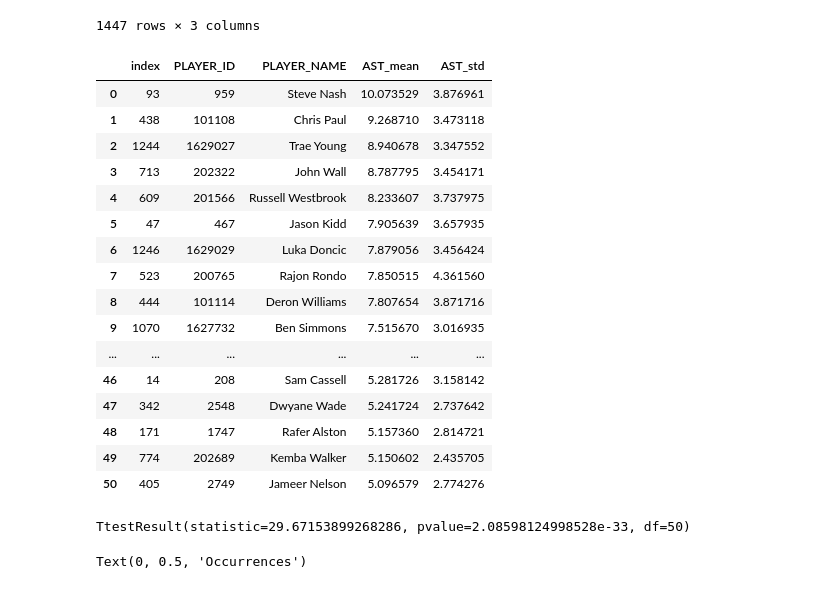
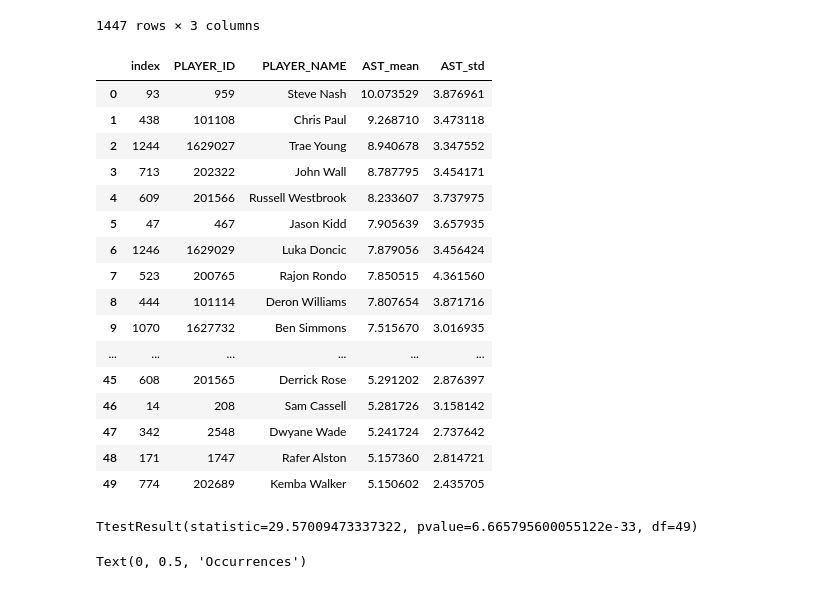
Before and after one commit to TZDSGeek/Project_1, a Jupyter notebook: NBA Analysis - Assists and Plus Minus.ipynb, the cells around one changed output. Drawn from its saved outputs; the diff is of its cells as text; code cells hidden in the pictures.

```diff
--- a/NBA Analysis - Assists and Plus Minus.ipynb
+++ b/NBA Analysis - Assists and Plus Minus.ipynb
@@ -133,9 +138,10 @@ games_df[games_df.isna().any(axis=1)]
 99 rows × 21 columns
 # %%
 # Read the data from games_details dataset
-games_details_df = pd.read_csv(games_details)
-print(games_details_df.shape)
-games_details_df.head()
+# games_details_df = pd.read_csv(games_details)
+# print(games_details_df.shape)
+# games_details_df.head()
+#Ended up not needing this in the code, but it was good for understanding the data we had to work with.
 # %% [output]
 (668628, 29)
 |  | GAME_ID | TEAM_ID | TEAM_ABBREVIATION | TEAM_CITY | PLAYER_ID | PLAYER_NAME | NICKNAME | START_POSITION | ... |
@@ -465,32 +471,32 @@ ast_std_filtered
 # %%
 #Display the standard dev results for the top 50 players by mean
 # top_performers_ast_std = ast_std_filtered[ast_std_filtered["PLAYER_ID"].isin()]
 #Can I show standard dev and average in the same dataframe?
 combined_ast = pd.merge(ast_avg_filtered, ast_std_filtered, on=["PLAYER_ID","PLAYER_NAME"])
 combined_ast = combined_ast[["PLAYER_ID","PLAYER_NAME","AST_mean","AST_std"]]
 combined_ast = combined_ast.sort_values(by='AST_mean', ascending=False).reset_index()
 
 # Sort this from largest to smallest
-top_performers_ast = combined_ast.iloc[:51]
-top_performers_ast
+top_performers_ast = combined_ast.iloc[:50]
+top_performers_ast.head(52)
 # %% [output]
 |  | index | PLAYER_ID | PLAYER_NAME | AST_mean | AST_std |
 | 0 | 93 | 959 | Steve Nash | 10.073529 | 3.876961 |
 | 1 | 438 | 101108 | Chris Paul | 9.268710 | 3.473118 |
 | 2 | 1244 | 1629027 | Trae Young | 8.940678 | 3.347552 |
 | 3 | 713 | 202322 | John Wall | 8.787795 | 3.454171 |
 | 4 | 609 | 201566 | Russell Westbrook | 8.233607 | 3.737975 |
 | 5 | 47 | 467 | Jason Kidd | 7.905639 | 3.657935 |
 | 6 | 1246 | 1629029 | Luka Doncic | 7.879056 | 3.456424 |
 | 7 | 523 | 200765 | Rajon Rondo | 7.850515 | 4.361560 |
 | 8 | 444 | 101114 | Deron Williams | 7.807654 | 3.871716 |
 | 9 | 1070 | 1627732 | Ben Simmons | 7.515670 | 3.016935 |
 | ... | ... | ... | ... | ... | ... |
+| 45 | 608 | 201565 | Derrick Rose | 5.291202 | 2.876397 |
 | 46 | 14 | 208 | Sam Cassell | 5.281726 | 3.158142 |
 | 47 | 342 | 2548 | Dwyane Wade | 5.241724 | 2.737642 |
 | 48 | 171 | 1747 | Rafer Alston | 5.157360 | 2.814721 |
 | 49 | 774 | 202689 | Kemba Walker | 5.150602 | 2.435705 |
-| 50 | 405 | 2749 | Jameer Nelson | 5.096579 | 2.774276 |
 # %%
 top_performers_ast.to_csv("Resources/Top_Performers_Assists.csv", index=False)
 combined_ast.to_csv("Resources/Filered_Players_Assists.csv", index=False)
@@ -499,10 +505,14 @@ combined_ast.to_csv("Resources/Filered_Players_Assists.csv", index=False)
 top_performers_ast_std = top_performers_ast["AST_std"]
 combined_ast_std = combined_ast["AST_std"]
 
+#Calculate mean of top 50 and League
+top_performers_ast_mean = top_performers_ast["AST_mean"]
+combined_ast_mean = combined_ast["AST_mean"]
+
 #st.ttest_ind(top_performers_ast_std, combined_ast_std, equal_var=False)
 st.ttest_1samp(top_performers_ast_std, combined_ast_std.mean())
 # %% [output]
-TtestResult(statistic=29.67153899268286, pvalue=2.08598124998528e-33, df=50)
+TtestResult(statistic=29.57009473337322, pvalue=6.665795600055122e-33, df=49)
 # %%
 pop_graph = plt.hist(combined_ast_std)
 top_graph = plt.hist(top_performers_ast_std)
```
Also changed, not shown: parts of 26 cells of this notebook, 6 other files.
